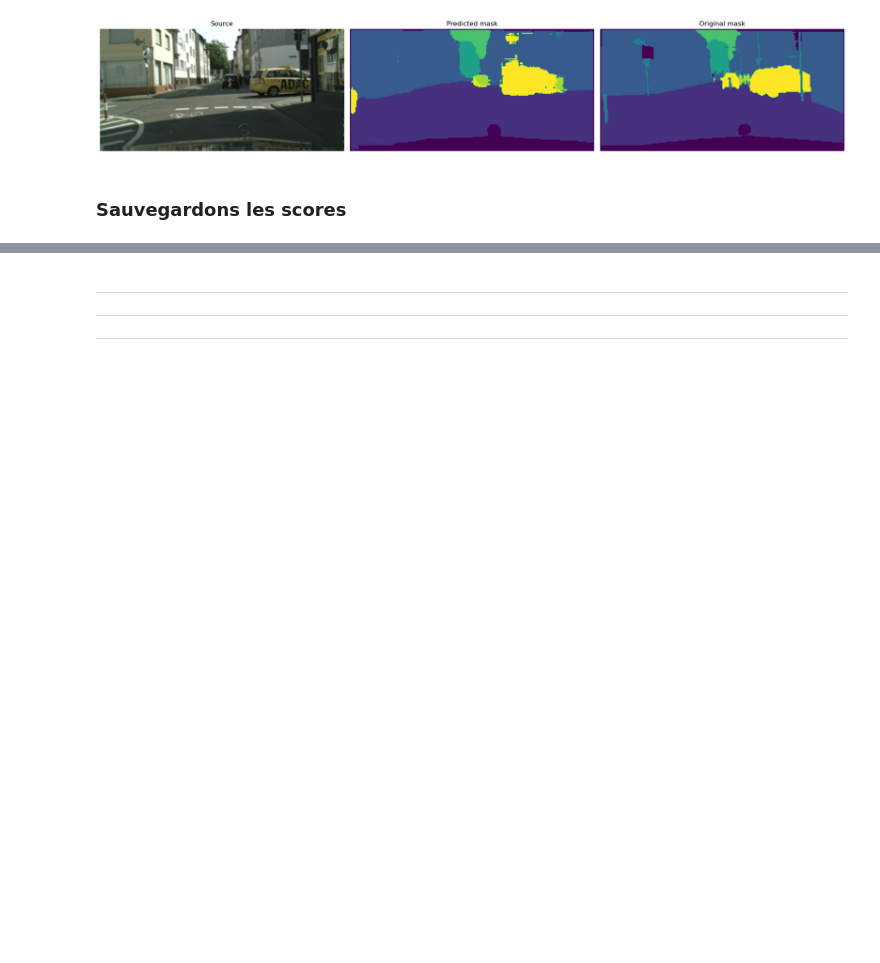
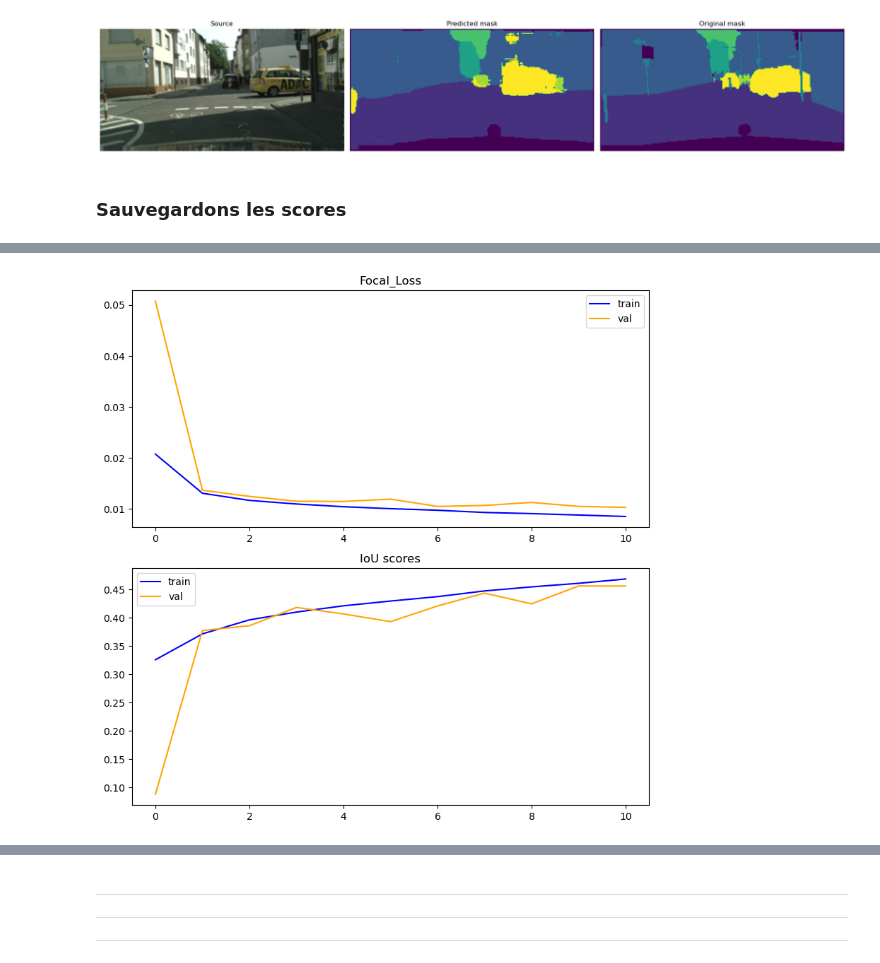
Before and after one commit to Valkea/OC_AI_08, a Jupyter notebook: 03_Spot_checking_models.ipynb, the cells around one changed output, grey strips where cells are left out. Cells and saved outputs as stored; diff of their text form; code cells hidden in the pictures; blank space fills up the shorter version.

Commit message:
feature: new model using a Focal loss function (alpha:0.25, gamma:1.0)

```diff
--- a/03_Spot_checking_models.ipynb
+++ b/03_Spot_checking_models.ipynb
@@ -1199,0 +1228,11 @@ scorer.show_scores()
+# %%
+f_opti = keras.optimizers.Adam(learning_rate=0.0005)
+f_loss = sm.losses.CategoricalFocalLoss(alpha=0.25, gamma=1.0)
+f_metrics = [sm.metrics.iou_score, sm.metrics.f1_score]
+
+model = get_model_ref((128,256), 8)
+model.compile(
+    optimizer=f_opti,
+    loss=f_loss,
+    metrics=f_metrics,
+)
@@ -1199,0 +1241,12 @@ scorer.show_scores()
+# %%
+model_name = "U-Net_baseline_with_data_augmentation_2_focalLoss_0.25_1.0"
+t0 = time.perf_counter()
+history = model.fit(
+    train_ds,
+    validation_data=valid_ds,
+    epochs=100,
+    batch_size=batch_size,
+    callbacks=init_callbacks(model_name),
+    # validation_split=0.2
+)
+training_time = time.perf_counter() - t0
@@ -1199,0 +1271,4 @@ scorer.show_scores()
+# %%
+summarize_diagnostics(history)
+# %% [output]
+[figure, added]
```
Also changed, not shown: parts of 15 cells of this notebook, 4 other files.
